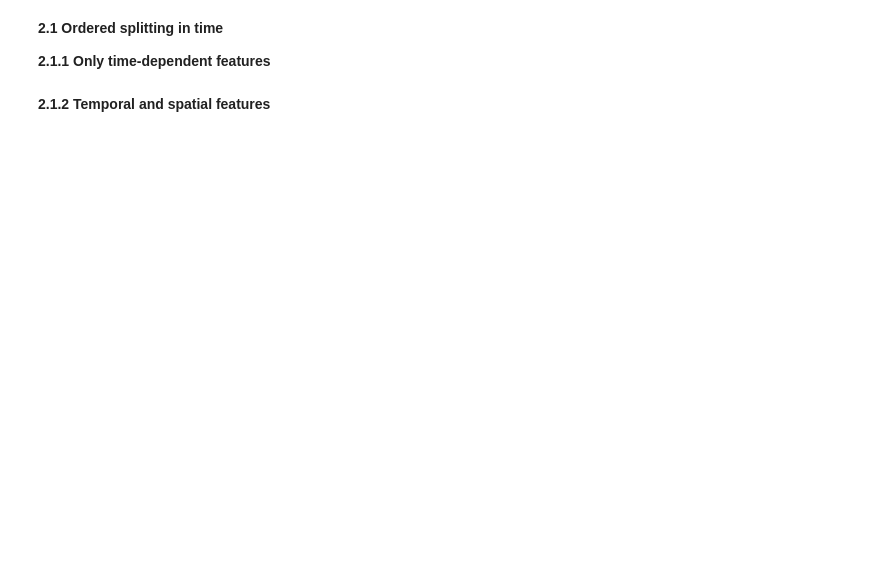
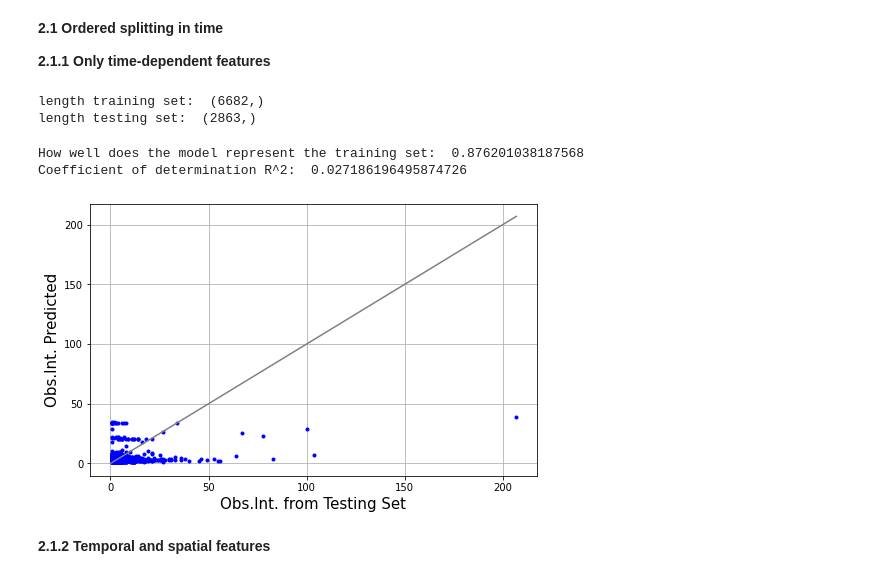
Before and after one commit to 3enedix/BGP_2021_B, a Jupyter notebook: ML.ipynb, the cells around one changed output. Saved outputs shown, nothing was run; the diff lists cells and outputs as text; code cells hidden in the pictures; blank space fills up the shorter version.

```diff
--- a/ML.ipynb
+++ b/ML.ipynb
@@ -178,4 +183,5 @@ obs_int_regression(xtrain, ytrain, xtest, ytest)
 #### **2. Weekly data**
 # %%
 data_weekly = pd.read_sql_table('merged_weekly', 'postgresql://s2495929:_s2495929_@gip.itc.utwente.nl:5434/c211')
+data_weekly = data_weekly.sort_values(by = 'woy')
 data_weekly.head()
@@ -198,17 +230,23 @@ data_norm_weekly.isnull().sum()
 # %%
 data_norm_weekly = data_norm_weekly.dropna()
 data_coastal = data_norm_weekly[data_norm_weekly['coastal_water'] > 0]
 
 n = round(0.7 * len(data_coastal)) # length of the training set = split index
 ytrain = data_coastal['observer_intensity'][:n]
 xtrain = data_coastal[['precipitation', 'temperature']][:n]
-ytest = data_nordata_coastalmdata_coastal_weekly['observer_intensity'][n:]
+ytest = data_coastal['observer_intensity'][n:]
 xtest = data_coastal[['precipitation', 'temperature']][n:]
 
 print('length training set: ', ytrain.shape)
 print('length testing set: ', ytest.shape)
 
 obs_int_regression(xtrain, ytrain, xtest, ytest)
+# %% [output]
+length training set:  (6682,)
+length testing set:  (2863,)
+How well does the model represent the training set:  0.876201038187568
+Coefficient of determination R^2:  0.027186196495874726
+[figure, added]
 # %% [markdown]
 **2.1.2 Temporal and spatial features**
 # %%
```
Also changed, not shown: parts of 12 cells of this notebook.
